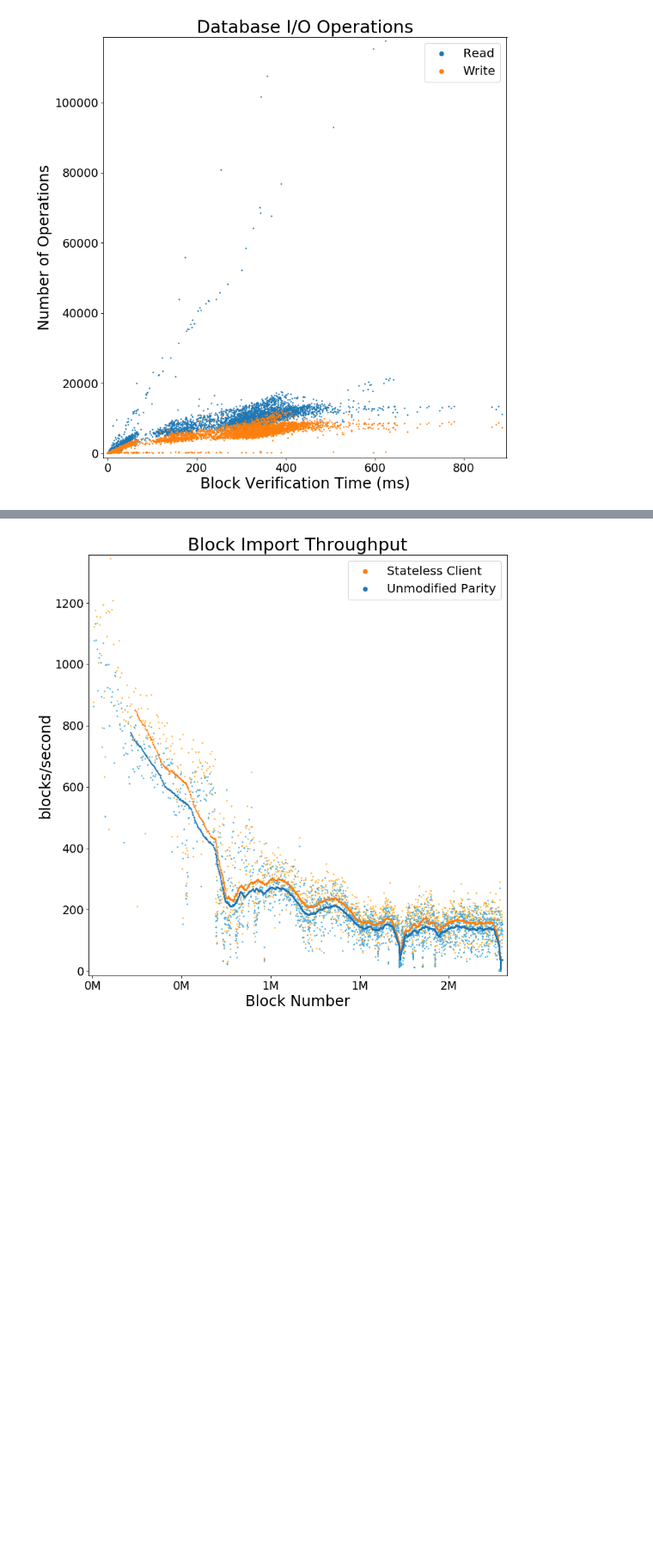
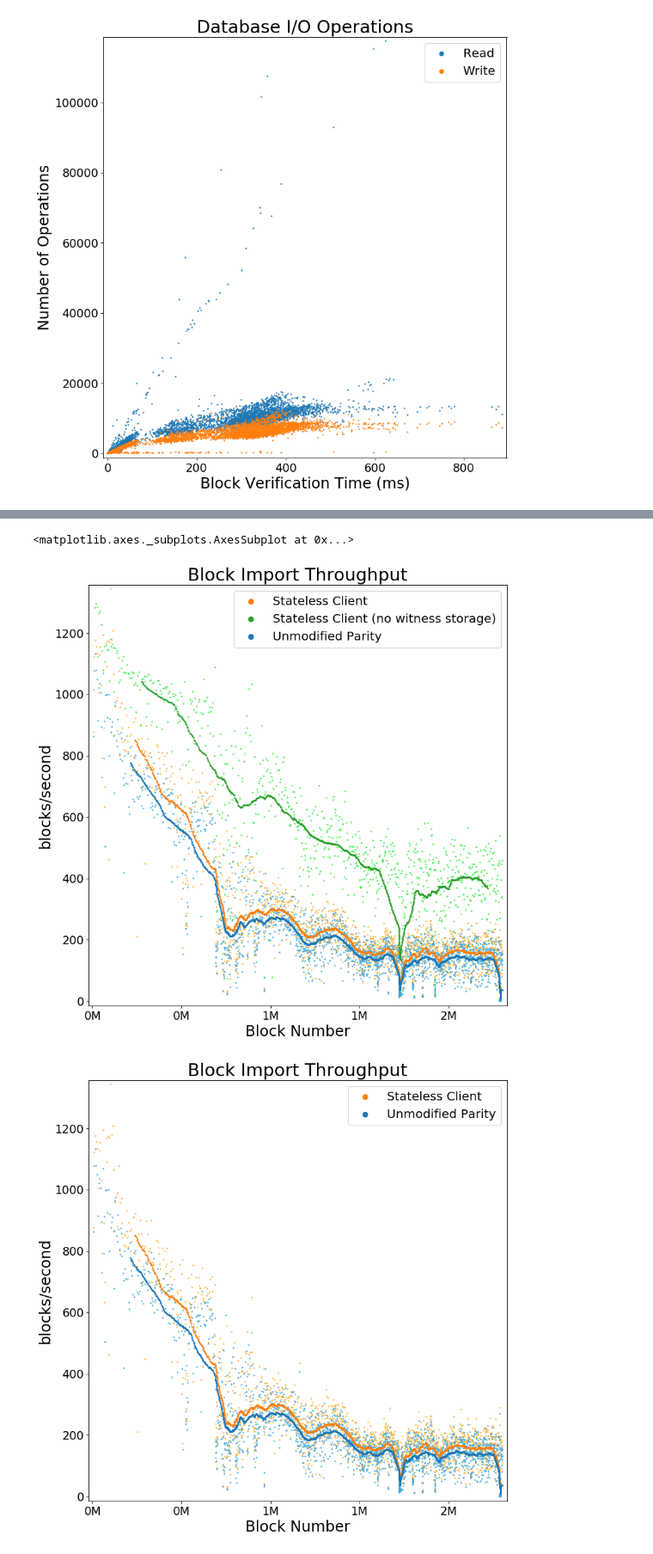
Before and after one commit to souvik1997/thesis, a Jupyter notebook: figures/results/graphs/background/Plots.ipynb, the cells around one changed output, grey strips where cells are left out. Shown at 86% size. Cells and saved outputs as stored; diff of their text form; code cells hidden in the pictures; blank space fills up the shorter version.

Commit message:
update graphs

```diff
--- a/figures/results/graphs/background/Plots.ipynb
+++ b/figures/results/graphs/background/Plots.ipynb
@@ -65,6 +65,14 @@ with open("../../data/background/stateless-import-3.log") as f:
             continue
         stateless_import_throughput.append(((int(split[3][1:])), float(split[5])))
 
+statelesshack_import_throughput = []
+with open("../../data/background/statelesshack-import-3.log") as f:
+    for line in f:
+        split = line.split()
+        if len(split) < 12:
+            continue
+        statelesshack_import_throughput.append(((int(split[3][1:])), float(split[5])))
+
 stateful_import_throughput = []
 with open("../../data/background/stateful-import-3.log") as f:
     for line in f:
@@ -349,12 +357,21 @@ plot_db_elapsed_stats(db_ops_elapsed, ax, "Database I/O Operations", "Number of
 <matplotlib.axes._subplots.AxesSubplot at 0x...>
 [figure]
 # %%
+def mean(seq):
+    total = 0
+    n = 0
+    for x in seq:
+        total += x
+        n += 1
+    return total / n
+
 def plot_throughput(dataList, ax, title, ylabel, xlimit, fontsizes, *, rolling=1):
     ax.margins(0.01)
     scatters = []
-    for data in dataList:
+    for (i, data) in enumerate(dataList):
         ypoints = [x[1] for x in data[1]]
         points = list(filter(lambda p: p[0] < xlimit, zip([x[0] for x in data[1]], ypoints)))
+        print("data[{}] mean {}".format(i, mean((p[1] for p in points))))
         scatter = ax.scatter([p[0] for p in points], [p[1] for p in points],
                        s=fontsizes["scatter_size"], rasterized=True, color=data[3])
 
@@ -363,7 +380,7 @@ def plot_throughput(dataList, ax, title, ylabel, xlimit, fontsizes, *, rolling=1
         x_offset = (len(data[1]) - len(ypoints)) // 2
         points = list(filter(lambda p: p[0] < xlimit, zip([x[0] for x in data[1][x_offset:][:-x_offset]], ypoints)))
         scatter = ax.scatter([p[0] for p in points], [p[1] for p in points],
-                       s=fontsizes["scatter_size"], rasterized=True, color=data[2])
+                       s=fontsizes["scatter_size"] * 1.5, rasterized=True, color=data[2])
         scatters.append((data[0], scatter))
     ax.get_xaxis().set_major_formatter(ticker.FuncFormatter(fontsizes["block_num_formatter"]))
     ax.tick_params(labelsize=fontsizes["tick"])
@@ -391,6 +412,17 @@ plot_throughput([["Stateless Client", stateless_import_throughput, "#ff7f0e", "#
 # %%
-throughput_ppt_fig = plt.figure(figsize=(10, 10), dpi=80)
-ax = throughput_ppt_fig.add_subplot(1, 1, 1)
+throughput_ppt1_fig = plt.figure(figsize=(10, 10), dpi=80)
+ax = throughput_ppt1_fig.add_subplot(1, 1, 1)
+plot_throughput([["Stateless Client", stateless_import_throughput, "#ff7f0e", "#ffaf2f"],
+                 ["Stateless Client (no witness storage)", statelesshack_import_throughput, "#2ca02c", "#2df33d"],
+                 ["Unmodified Parity", stateful_import_throughput, "#1f77b4", "#3faae4"]],
+                ax,
+                "Block Import Throughput",
+                "blocks/second",
+                2300000,
+                presentation_font_sizes,
+                rolling=100)
+throughput_ppt2_fig = plt.figure(figsize=(10, 10), dpi=80)
+ax = throughput_ppt2_fig.add_subplot(1, 1, 1)
 plot_throughput([["Stateless Client", stateless_import_throughput, "#ff7f0e", "#ffaf2f"],
                  ["Unmodified Parity", stateful_import_throughput, "#1f77b4", "#3faae4"]],
                 ax,
@@ -404,4 +440,6 @@ plot_throughput([["Stateless Client", stateless_import_throughput, "#ff7f0e", "#
+<matplotlib.axes._subplots.AxesSubplot at 0x...>
-[figure, old version]
+[figure, new version]
+[figure, added]
 # %%
 if RELEASE_MODE:
     block_size_fig.savefig("block-size.pdf", transparent=False)
```
Also changed, not shown: parts of 3 cells of this notebook, 5 other files.
